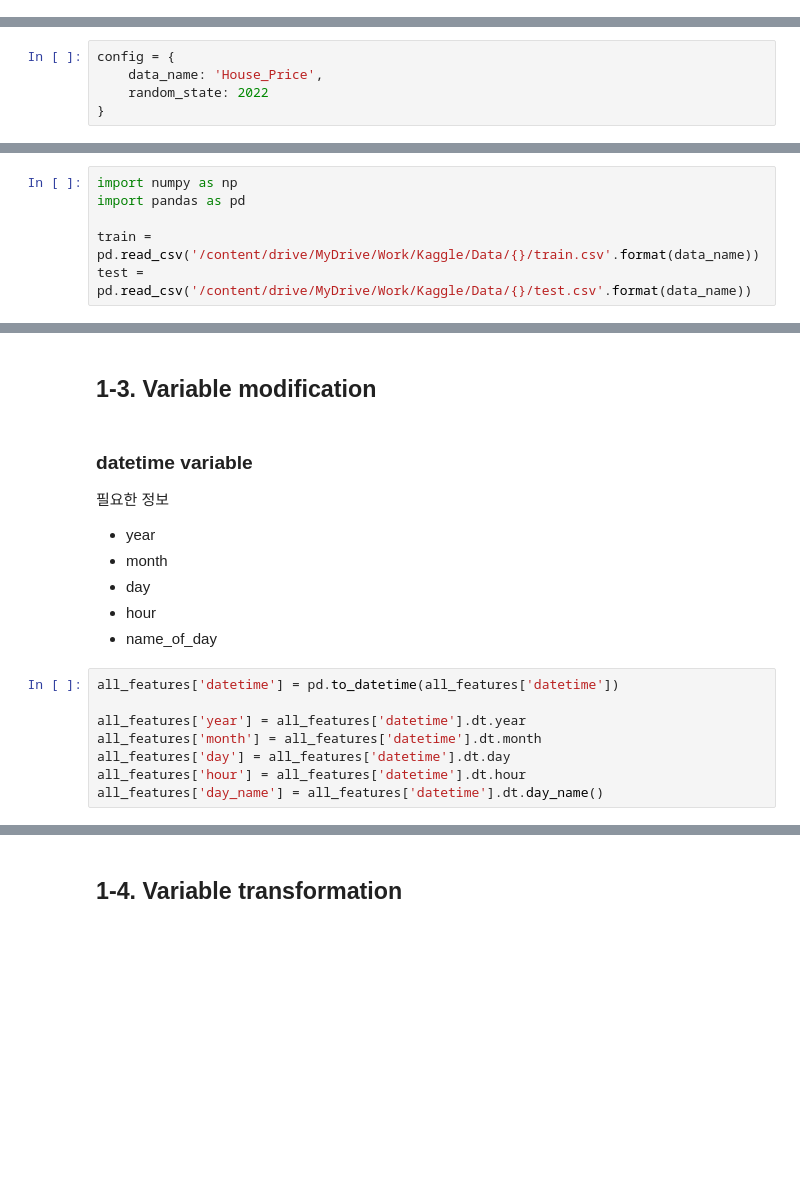
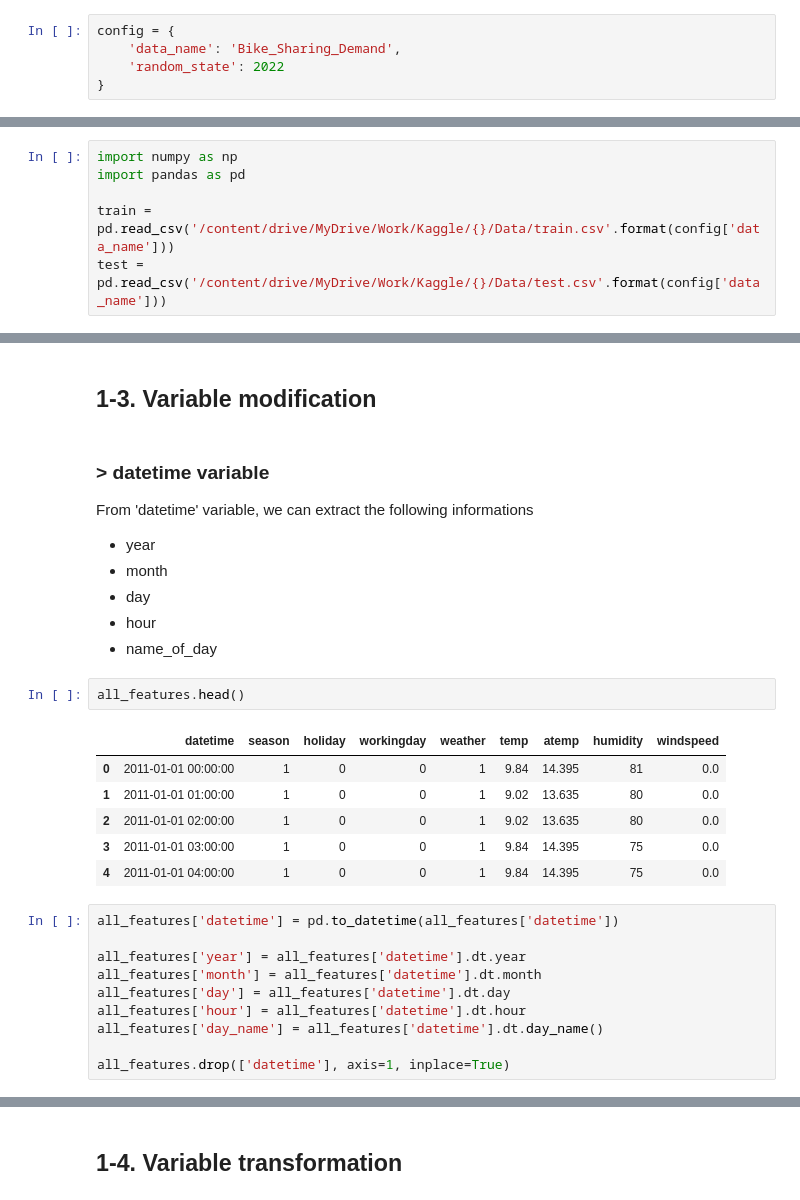
Before and after one commit to JayAhn0104/Kaggle-Notebooks, a Jupyter notebook: Tabular_data/Regression/Bike_Sharing_Demand/Bike_Sharing.ipynb, the cells around one changed output, grey strips where cells are left out. Cells and saved outputs as stored; diff of their text form; blank space fills up the shorter version.

```diff
--- a/Tabular_data/Regression/Bike_Sharing_Demand/Bike_Sharing.ipynb
+++ b/Tabular_data/Regression/Bike_Sharing_Demand/Bike_Sharing.ipynb
@@ -40,0 +55,5 @@ and using this as a basic structure, someone will be able to apply this to other
+# %%
+config = {
+    'data_name': 'Bike_Sharing_Demand',
+    'random_state': 2022
+}
@@ -50,5 +81,0 @@ Set the configurations for this notebook
-# %%
-config = {
-    data_name: 'House_Price',
-    random_state: 2022
-}
@@ -71,8 +83,8 @@ Load train-set and test-set on working environment
 import numpy as np
 import pandas as pd
 
-train = pd.read_csv('/content/drive/MyDrive/Work/Kaggle/Data/{}/train.csv'.format(data_name))
-test = pd.read_csv('/content/drive/MyDrive/Work/Kaggle/Data/{}/test.csv'.format(data_name))
+train = pd.read_csv('/content/drive/MyDrive/Work/Kaggle/{}/Data/train.csv'.format(config['data_name']))
+test = pd.read_csv('/content/drive/MyDrive/Work/Kaggle/{}/Data/test.csv'.format(config['data_name']))
 # %% [markdown]
 ### > Concatenate the 'train' and 'test' data for preprocessing
 
@@ -101,13 +126,23 @@ array([0, 0, 0, 0, 0, 0, 0, 0, 0])
 # %% [markdown]
 ## 1-3. Variable modification
 # %% [markdown]
-### datetime variable
-필요한 정보
+### > datetime variable
+
+From 'datetime' variable, we can extract the following informations
 - year
 - month
 - day
 - hour
 - name_of_day
+# %%
+all_features.head()
+# %% [output]
+|  | datetime | season | holiday | workingday | weather | temp | atemp | humidity | windspeed |
+| 0 | 2011-01-01 00:00:00 | 1 | 0 | 0 | 1 | 9.84 | 14.395 | 81 | 0.0 |
+| 1 | 2011-01-01 01:00:00 | 1 | 0 | 0 | 1 | 9.02 | 13.635 | 80 | 0.0 |
+| 2 | 2011-01-01 02:00:00 | 1 | 0 | 0 | 1 | 9.02 | 13.635 | 80 | 0.0 |
+| 3 | 2011-01-01 03:00:00 | 1 | 0 | 0 | 1 | 9.84 | 14.395 | 75 | 0.0 |
+| 4 | 2011-01-01 04:00:00 | 1 | 0 | 0 | 1 | 9.84 | 14.395 | 75 | 0.0 |
 # %%
 all_features['datetime'] = pd.to_datetime(all_features['datetime'])
 
@@ -116,3 +151,5 @@ all_features['month'] = all_features['datetime'].dt.month
 all_features['day'] = all_features['datetime'].dt.day
 all_features['hour'] = all_features['datetime'].dt.hour
 all_features['day_name'] = all_features['datetime'].dt.day_name()
+
+all_features.drop(['datetime'], axis=1, inplace=True)
```
Also changed, not shown: parts of 73 cells of this notebook.
